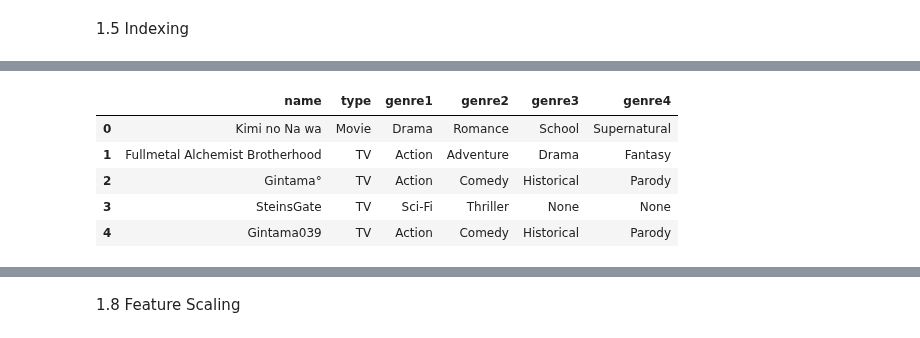
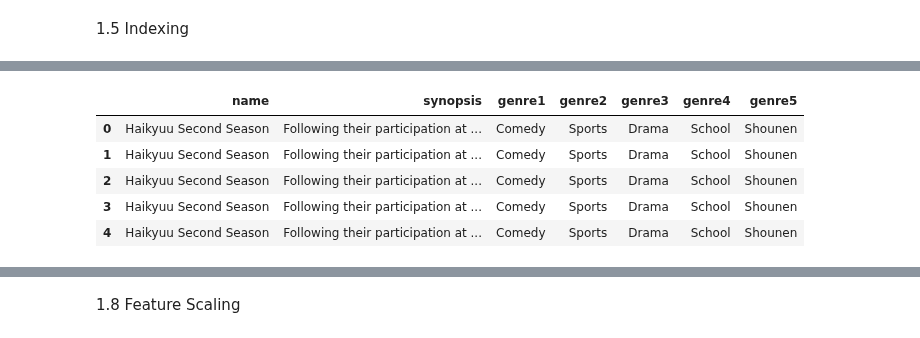
Before and after one commit to Haaris-Syed/AnimeRecommender, a Jupyter notebook: AnimeDataset-Preprocessing.ipynb, the cells around one changed output, grey strips where cells are left out. Cells and saved outputs as stored; diff of their text form; code cells hidden in the pictures.

```diff
--- a/AnimeDataset-Preprocessing.ipynb
+++ b/AnimeDataset-Preprocessing.ipynb
@@ -231,8 +247,8 @@ members       0
 dtype: int64
 # %%
 # remove all null values from both dataframes
-anime_rating.dropna(inplace=True)
+merged_anime_reviews_df.dropna(inplace=True)
 anime_df.dropna(inplace=True)
 
-anime_rating.isnull().sum()
+merged_anime_reviews_df.isnull().sum()
 # %% [output]
@@ -271,7 +299,11 @@ There are 0 duplicated rows in anime_df
 # %%
-anime_rating.drop_duplicates(subset=['anime_id','user_id'],inplace=True)
+merged_anime_reviews_df.drop_duplicates(subset=['anime_uid','user_id'],inplace=True)
+anime_df.drop_duplicates(inplace=True)
 
 #checking to see if duplicates have been removed
-duplicate = anime_rating.duplicated(subset=['anime_id','user_id']).sum()
-print('There are {} duplicated rows in anime_rating'.format(duplicate))
+duplicate = merged_anime_reviews_df.duplicated(subset=['anime_uid','user_id']).sum()
+print('There are {} duplicated rows in merged_anime_reviews_df'.format(duplicate))
+
+duplicate = anime_df.duplicated().sum()
+print('There are {} duplicated rows in anime_df'.format(duplicate))
 # %% [output]
@@ -285,6 +318,10 @@ anime_rating.shape
 # %%
-# we see that the indexes for the last 5 entries range from 7813722-7813726, but there are only 7813600
+# we see that the indexes for the last 4 entries range from 317475-317478, but there are only 129263
 # entries so the indexes need to be reset
-anime_rating.reset_index(drop=True,inplace=True)
-anime_rating.tail()
+merged_anime_reviews_df.reset_index(drop=True,inplace=True)
+
+# dropping last row due to several NaN values
+merged_anime_reviews_df.drop(merged_anime_reviews_df.tail(1).index, inplace=True)
+
+merged_anime_reviews_df.tail()
 # %% [output]
@@ -355,0 +357,6 @@ updated_rating.head()
+# %%
+# convert rating scores from object to int
+merged_anime_reviews_df[['Overall', 'Story', 'Animation', 'Sound', 'Character', 'Enjoyment']] = merged_anime_reviews_df[
+    ['Overall', 'Story', 'Animation', 'Sound', 'Character', 'Enjoyment']].apply(pd.to_numeric)
+
+merged_anime_reviews_df.dtypes
@@ -356,12 +384,12 @@ updated_rating.head()
 # %%
-categorical_df = updated_rating.select_dtypes('object')
-numerical_df = updated_rating.select_dtypes('number')
+categorical_df = merged_anime_reviews_df.select_dtypes('object')
+numerical_df = merged_anime_reviews_df.select_dtypes('number')
 
 categorical_df.head()
 # %% [output]
-|  | name | type | genre1 | genre2 | genre3 | genre4 |
-| 0 | Kimi no Na wa | Movie | Drama | Romance | School | Supernatural |
-| 1 | Fullmetal Alchemist Brotherhood | TV | Action | Adventure | Drama | Fantasy |
-| 2 | Gintama° | TV | Action | Comedy | Historical | Parody |
-| 3 | SteinsGate | TV | Sci-Fi | Thriller | None | None |
-| 4 | Gintama039 | TV | Action | Comedy | Historical | Parody |
+|  | name | synopsis | genre1 | genre2 | genre3 | genre4 | genre5 |
+| 0 | Haikyuu Second Season | Following their participation at ... | Comedy | Sports | Drama | School | Shounen |
+| 1 | Haikyuu Second Season | Following their participation at ... | Comedy | Sports | Drama | School | Shounen |
+| 2 | Haikyuu Second Season | Following their participation at ... | Comedy | Sports | Drama | School | Shounen |
+| 3 | Haikyuu Second Season | Following their participation at ... | Comedy | Sports | Drama | School | Shounen |
+| 4 | Haikyuu Second Season | Following their participation at ... | Comedy | Sports | Drama | School | Shounen |
```
Also changed, not shown: parts of 28 cells of this notebook.
